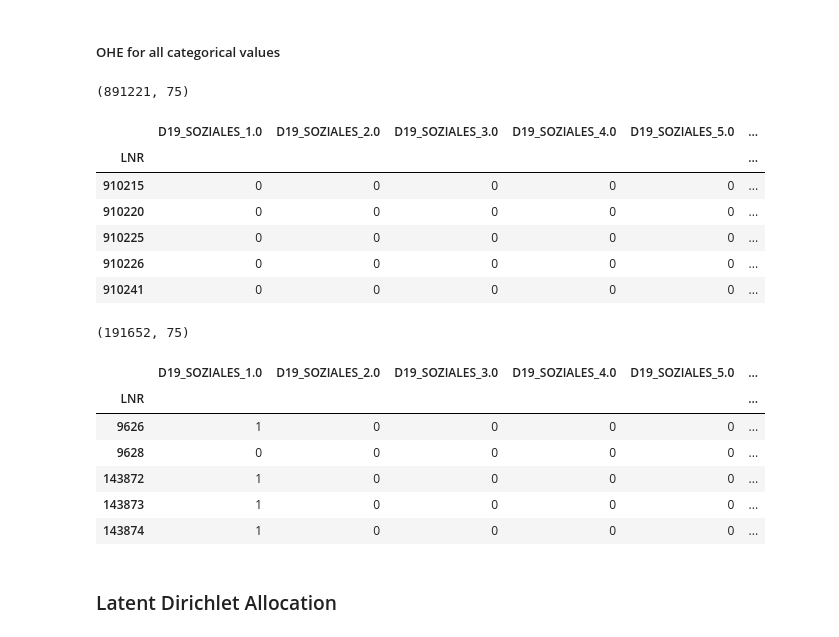
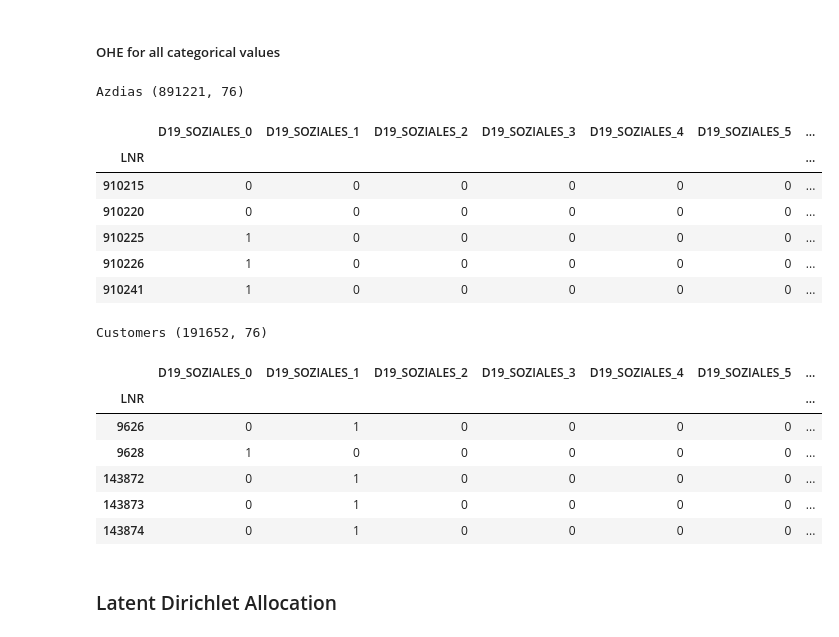
Before and after one commit to olalakul/udacity-MLengineer-capstone, a Jupyter notebook: Arvato Project Workbook.ipynb, the cells around one changed output. Saved outputs shown, nothing was run; the diff lists cells and outputs as text; code cells hidden in the pictures.

```diff
--- a/Arvato Project Workbook.ipynb
+++ b/Arvato Project Workbook.ipynb
@@ -137,5 +198,5 @@ replace_NA_dict = {-1: 0}
 # %%
-azdias = azdias.fillna(0).replace(replace_NA_dict)
+azdias = azdias.fillna(-1)
 display(azdias.head())
 azdias.to_pickle('arvato_data/azdias_cleaned.pkl')
 # %% [output]
@@ -424,35 +569,35 @@ top10_columns = ['D19_SOZIALES', 'D19_KONSUMTYP_MAX', 'ALTERSKATEGORIE_GROB', 'D
 #data_ohe = pd.get_dummies(data_ohe, drop_first=True, columns=top10_columns)
 #data_ohe.head()
 # %%
-azdias_ohe = azdias[top10_columns].copy()
+azdias_ohe = azdias[top10_columns].astype(int).copy()
 #columns_for_OHE = [c for c in top10_columns if c not in ('EXTSEL992')]
 azdias_ohe = pd.get_dummies(azdias_ohe, drop_first=True, columns=top10_columns).astype(int)
-print(azdias_ohe.shape) # (,75)
+print('Azdias', azdias_ohe.shape) # (,75)
 azdias_ohe.head()
 # %% [output]
-(891221, 75)
+Azdias (891221, 76)
-|  | D19_SOZIALES_1.0 | D19_SOZIALES_2.0 | D19_SOZIALES_3.0 | D19_SOZIALES_4.0 | D19_SOZIALES_5.0 | ... |
-| LNR |  |  |  |  |  | ... |
-| 910215 | 0 | 0 | 0 | 0 | 0 | ... |
-| 910220 | 0 | 0 | 0 | 0 | 0 | ... |
-| 910225 | 0 | 0 | 0 | 0 | 0 | ... |
-| 910226 | 0 | 0 | 0 | 0 | 0 | ... |
-| 910241 | 0 | 0 | 0 | 0 | 0 | ... |
+|  | D19_SOZIALES_0 | D19_SOZIALES_1 | D19_SOZIALES_2 | D19_SOZIALES_3 | D19_SOZIALES_4 | D19_SOZIALES_5 | ... |
+| LNR |  |  |  |  |  |  | ... |
+| 910215 | 0 | 0 | 0 | 0 | 0 | 0 | ... |
+| 910220 | 0 | 0 | 0 | 0 | 0 | 0 | ... |
+| 910225 | 1 | 0 | 0 | 0 | 0 | 0 | ... |
+| 910226 | 1 | 0 | 0 | 0 | 0 | 0 | ... |
+| 910241 | 1 | 0 | 0 | 0 | 0 | 0 | ... |
 # %%
-customers_ohe = customers[top10_columns].copy()
+customers_ohe = customers[top10_columns].astype(int).copy()
 #columns_for_OHE = [c for c in top10_columns if c not in ('EXTSEL992')]
 customers_ohe = pd.get_dummies(customers_ohe, drop_first=True, columns=top10_columns).astype(int)
-print(customers_ohe.shape) # (,75)
+print('Customers', customers_ohe.shape) # (,75)
 customers_ohe.head()
 # %% [output]
-(191652, 75)
+Customers (191652, 76)
-|  | D19_SOZIALES_1.0 | D19_SOZIALES_2.0 | D19_SOZIALES_3.0 | D19_SOZIALES_4.0 | D19_SOZIALES_5.0 | ... |
-| LNR |  |  |  |  |  | ... |
-| 9626 | 1 | 0 | 0 | 0 | 0 | ... |
-| 9628 | 0 | 0 | 0 | 0 | 0 | ... |
-| 143872 | 1 | 0 | 0 | 0 | 0 | ... |
-| 143873 | 1 | 0 | 0 | 0 | 0 | ... |
-| 143874 | 1 | 0 | 0 | 0 | 0 | ... |
+|  | D19_SOZIALES_0 | D19_SOZIALES_1 | D19_SOZIALES_2 | D19_SOZIALES_3 | D19_SOZIALES_4 | D19_SOZIALES_5 | ... |
+| LNR |  |  |  |  |  |  | ... |
+| 9626 | 0 | 1 | 0 | 0 | 0 | 0 | ... |
+| 9628 | 1 | 0 | 0 | 0 | 0 | 0 | ... |
+| 143872 | 0 | 1 | 0 | 0 | 0 | 0 | ... |
+| 143873 | 0 | 1 | 0 | 0 | 0 | 0 | ... |
+| 143874 | 0 | 1 | 0 | 0 | 0 | 0 | ... |
 # %%
 assert all(azdias_ohe.columns==customers_ohe.columns)
 # %% [markdown]
```
Also changed, not shown: parts of 48 cells of this notebook.
